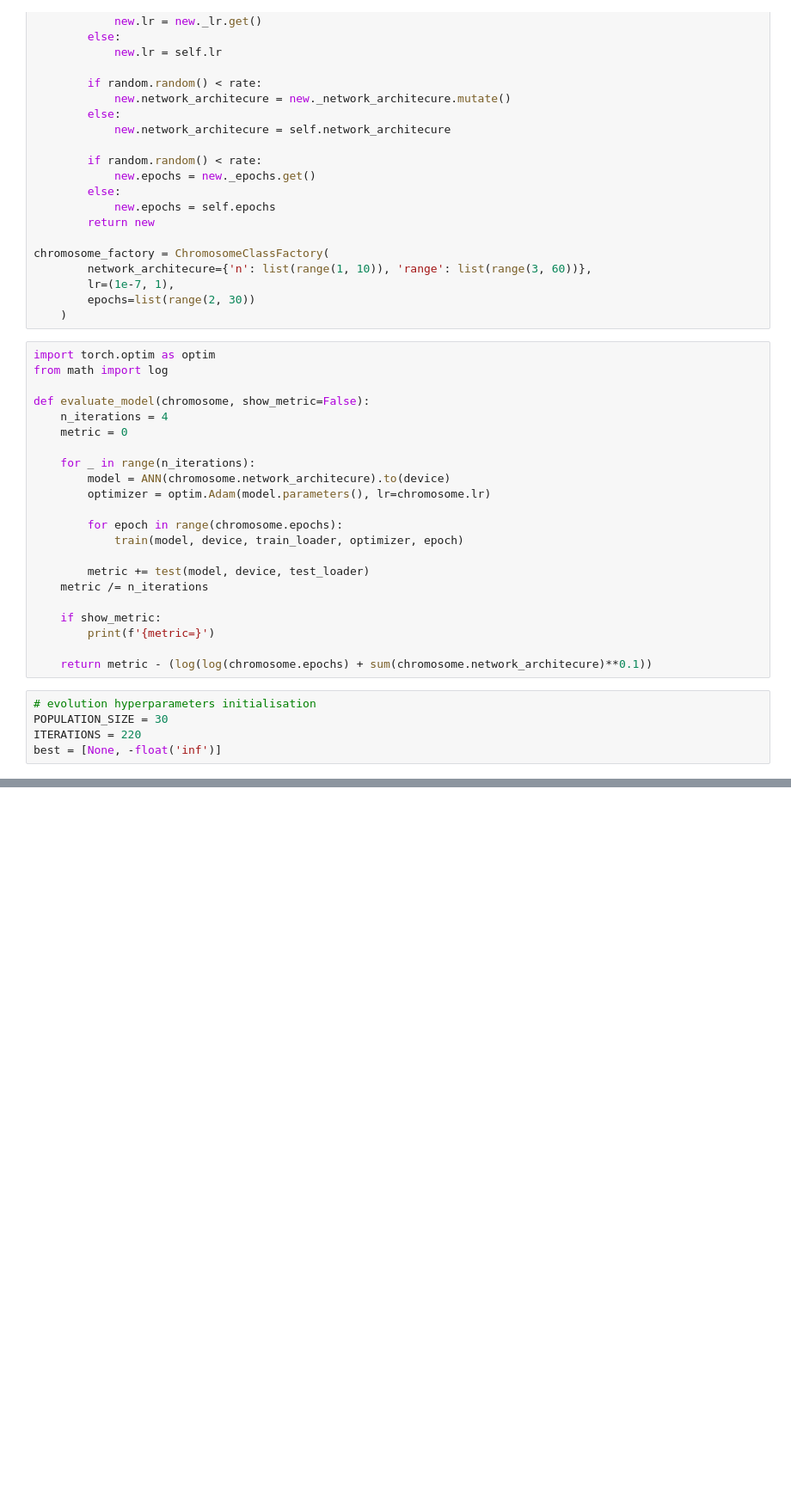
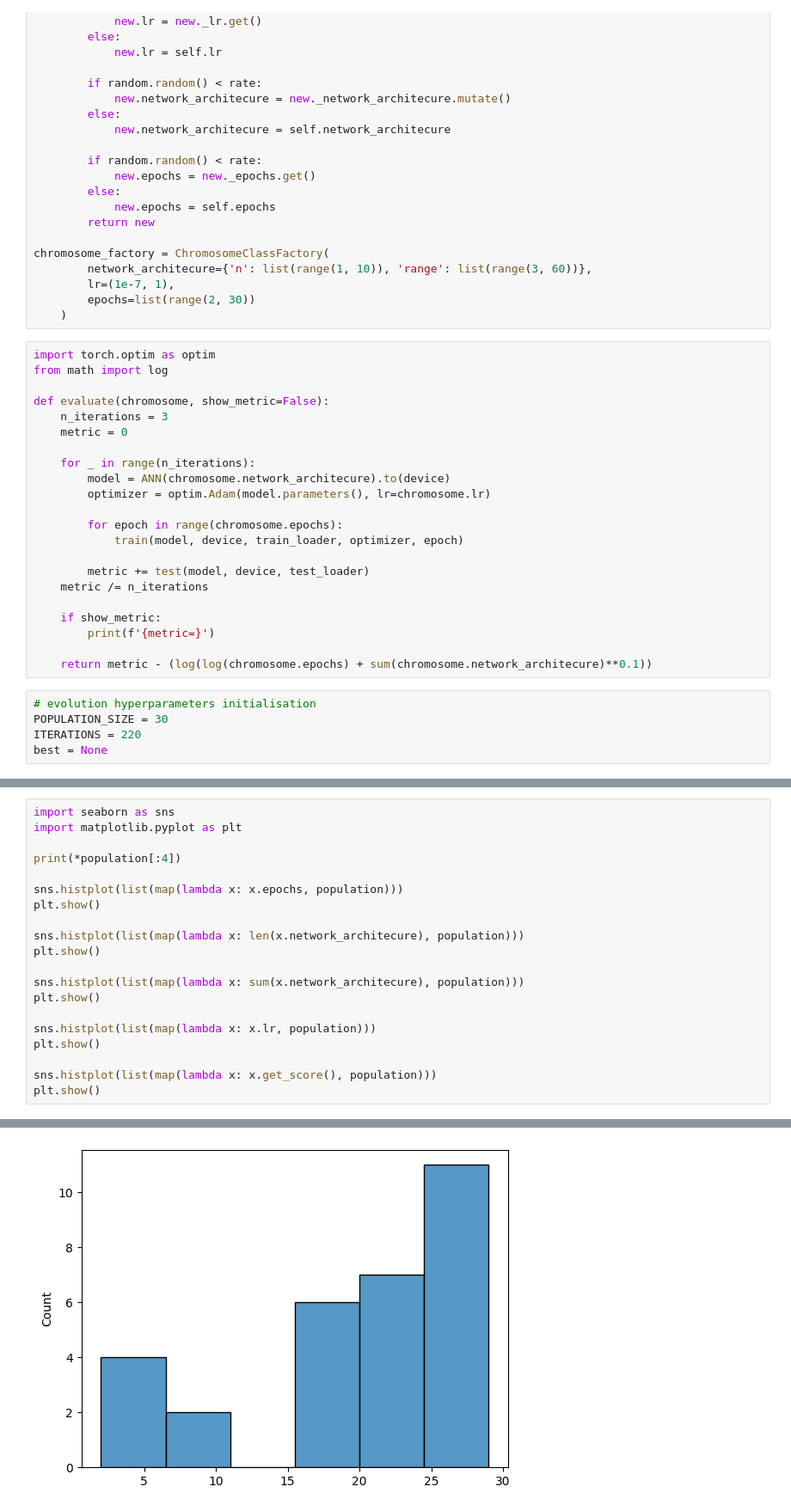
Before and after one commit to nabdullaev/HyperTune, a Jupyter notebook: iris.ipynb, the cells around one changed output, grey strips where cells are left out. Shown at 86% size. Saved outputs shown, nothing was run; the diff lists cells and outputs as text; blank space fills up the shorter version.

```diff
--- a/iris.ipynb
+++ b/iris.ipynb
@@ -165,8 +162,8 @@ chromosome_factory = ChromosomeClassFactory(
 import torch.optim as optim
 from math import log
 
-def evaluate_model(chromosome, show_metric=False):
-    n_iterations = 4
+def evaluate(chromosome, show_metric=False):
+    n_iterations = 3
     metric = 0
 
     for _ in range(n_iterations):
@@ -187,7 +184,7 @@ def evaluate_model(chromosome, show_metric=False):
 # evolution hyperparameters initialisation
 POPULATION_SIZE = 30
 ITERATIONS = 220
-best = [None, -float('inf')]
+best = None
 # %%
 # need for statistic collection
 statistic_best = []
@@ -296,0 +228,21 @@ plt.show()
+# %%
+import seaborn as sns
+import matplotlib.pyplot as plt
+
+print(*population[:4])
+
+sns.histplot(list(map(lambda x: x.epochs, population)))
+plt.show()
+
+sns.histplot(list(map(lambda x: len(x.network_architecure), population)))
+plt.show()
+
+sns.histplot(list(map(lambda x: sum(x.network_architecure), population)))
+plt.show()
+
+sns.histplot(list(map(lambda x: x.lr, population)))
+plt.show()
+
+sns.histplot(list(map(lambda x: x.get_score(), population)))
+plt.show()
+# %% [output]
@@ -296,0 +269 @@ plt.show()
+[figure, added]
```
Also changed, not shown: parts of 6 cells of this notebook, 40 other files.
